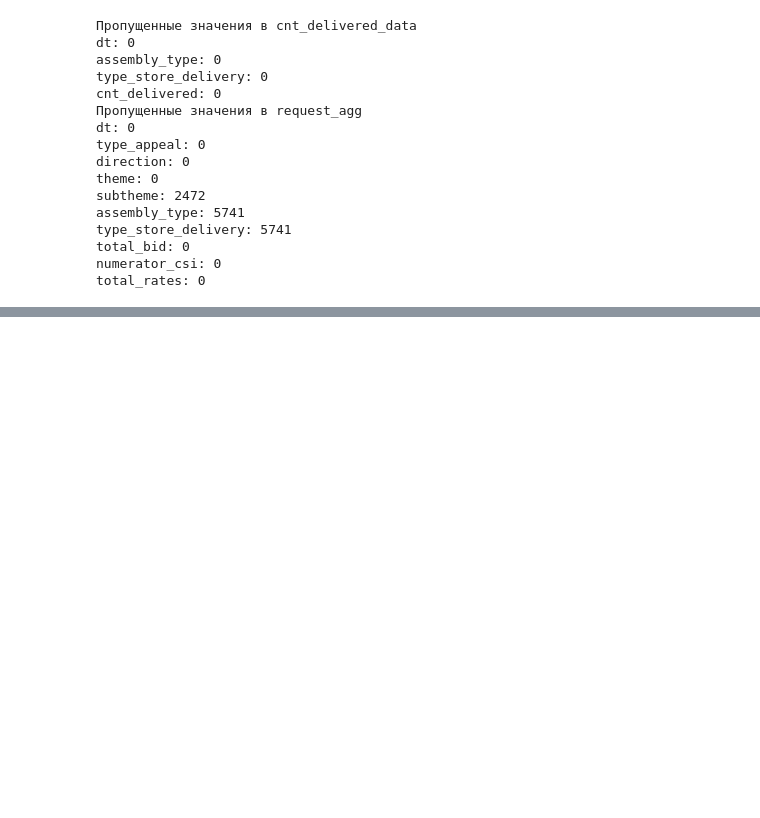
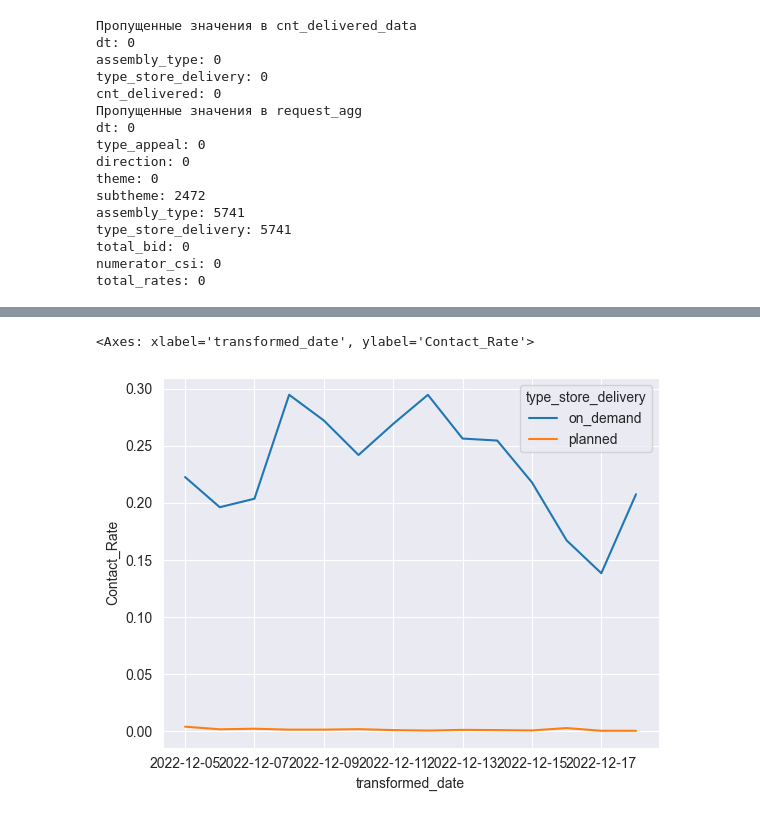
Before and after one commit to AlexProductAnalyst/PORTFOLIO, a Jupyter notebook: Sbermarket_data_analysis/Sbermarket_data_analysis.ipynb, the cells around one changed output, grey strips where cells are left out. Cells and saved outputs as stored; diff of their text form; code cells hidden in the pictures; blank space fills up the shorter version.

```diff
--- a/Sbermarket_data_analysis/Sbermarket_data_analysis.ipynb
+++ b/Sbermarket_data_analysis/Sbermarket_data_analysis.ipynb
@@ -153,0 +294,5 @@ print(request_agg.sample(5))
+# %%
+sns.lineplot(data=CR_outer1, x=CR_outer1["transformed_date"], y=CR_outer1["Contact_Rate"], hue=CR_outer1["type_store_delivery"])
+# %% [output]
+<Axes: xlabel='transformed_date', ylabel='Contact_Rate'>
+[figure, added]
```
Also changed, not shown: parts of 10 cells of this notebook.
